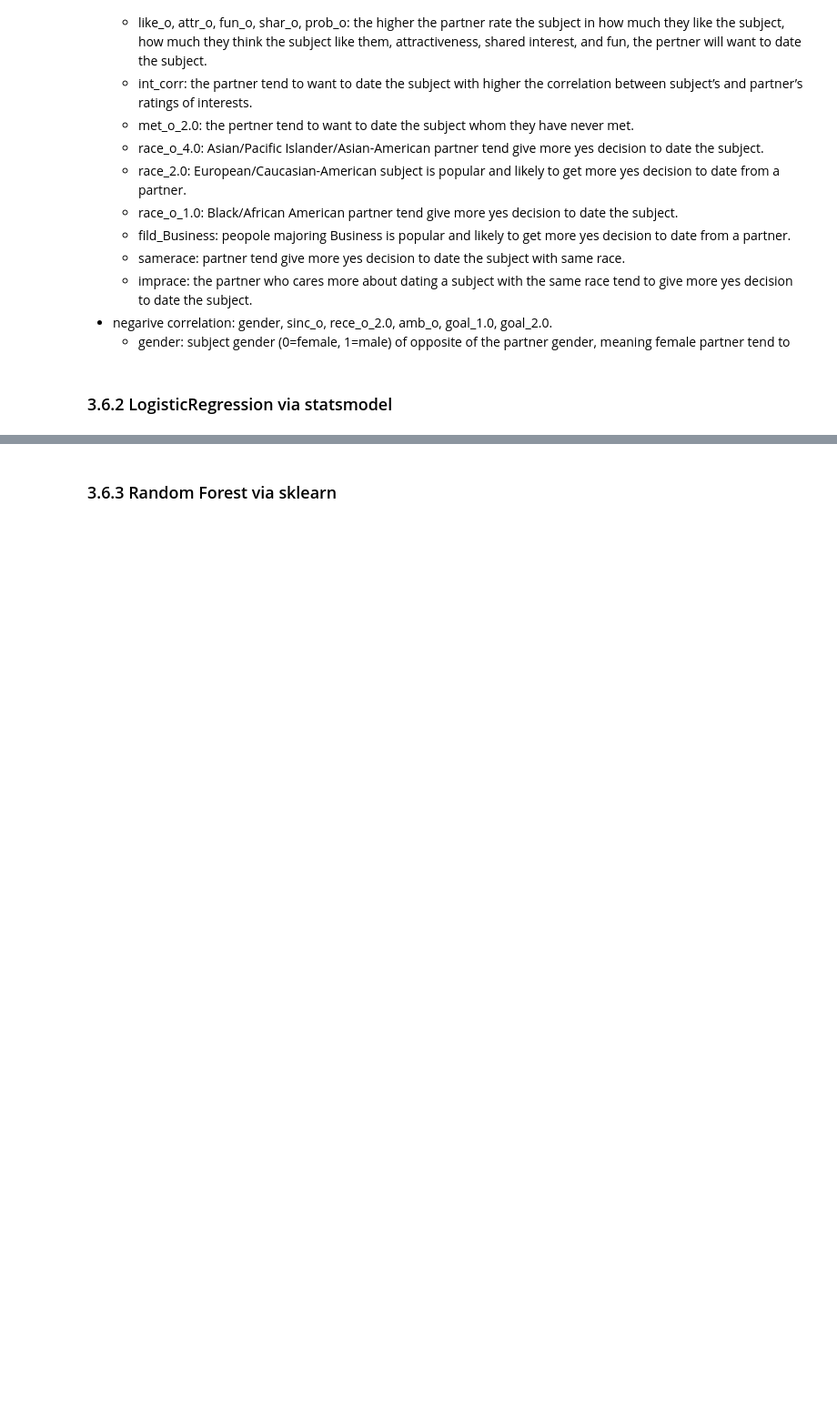
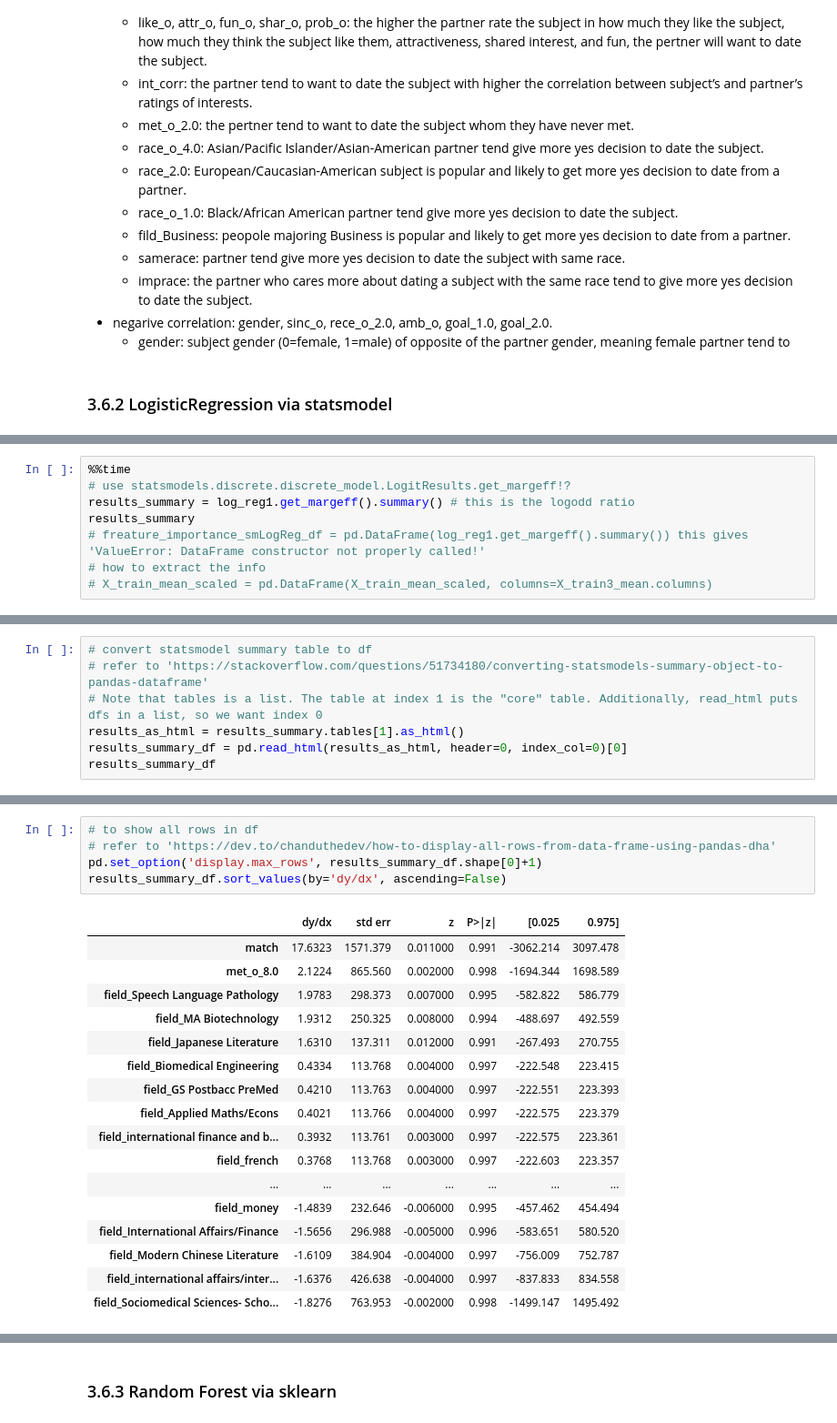
Before and after one commit to masae-kobayashi-wen/Capstone-Project, a Jupyter notebook: work_in_progress/Speed dating_3-4_preprocessing & Modeling_F&M_mk_draft.ipynb, the cells around one changed output, grey strips where cells are left out. Shown at 91% size. Saved outputs shown, nothing was run; the diff lists cells and outputs as text; blank space fills up the shorter version.

```diff
--- a/work_in_progress/Speed dating_3-4_preprocessing & Modeling_F&M_mk_draft.ipynb
+++ b/work_in_progress/Speed dating_3-4_preprocessing & Modeling_F&M_mk_draft.ipynb
@@ -1766,0 +1818,8 @@ sklearn logistic regression model (both genders):
+# %%
+%%time
+# use statsmodels.discrete.discrete_model.LogitResults.get_margeff!?
+results_summary = log_reg1.get_margeff().summary() # this is the logodd ratio
+results_summary
+# freature_importance_smLogReg_df = pd.DataFrame(log_reg1.get_margeff().summary()) this gives 'ValueError: DataFrame constructor not properly called!'
+# how to extract the info
+# X_train_mean_scaled = pd.DataFrame(X_train_mean_scaled, columns=X_train3_mean.columns)
@@ -1766,0 +1848,7 @@ sklearn logistic regression model (both genders):
+# %%
+# convert statsmodel summary table to df
+# refer to 'https://stackoverflow.com/questions/51734180/converting-statsmodels-summary-object-to-pandas-dataframe'
+# Note that tables is a list. The table at index 1 is the "core" table. Additionally, read_html puts dfs in a list, so we want index 0
+results_as_html = results_summary.tables[1].as_html()
+results_summary_df = pd.read_html(results_as_html, header=0, index_col=0)[0]
+results_summary_df
@@ -1766,0 +1887,23 @@ sklearn logistic regression model (both genders):
+# %%
+# to show all rows in df
+# refer to 'https://dev.to/chanduthedev/how-to-display-all-rows-from-data-frame-using-pandas-dha'
+pd.set_option('display.max_rows', results_summary_df.shape[0]+1)
+results_summary_df.sort_values(by='dy/dx', ascending=False)
+# %% [output]
+|  | dy/dx | std err | z | P>|z| | [0.025 | 0.975] |
+| match | 17.6323 | 1571.379 | 0.011000 | 0.991 | -3062.214 | 3097.478 |
+| met_o_8.0 | 2.1224 | 865.560 | 0.002000 | 0.998 | -1694.344 | 1698.589 |
+| field_Speech Language Pathology | 1.9783 | 298.373 | 0.007000 | 0.995 | -582.822 | 586.779 |
+| field_MA Biotechnology | 1.9312 | 250.325 | 0.008000 | 0.994 | -488.697 | 492.559 |
+| field_Japanese Literature | 1.6310 | 137.311 | 0.012000 | 0.991 | -267.493 | 270.755 |
+| field_Biomedical Engineering | 0.4334 | 113.768 | 0.004000 | 0.997 | -222.548 | 223.415 |
+| field_GS Postbacc PreMed | 0.4210 | 113.763 | 0.004000 | 0.997 | -222.551 | 223.393 |
+| field_Applied Maths/Econs | 0.4021 | 113.766 | 0.004000 | 0.997 | -222.575 | 223.379 |
+| field_international finance and b... | 0.3932 | 113.761 | 0.003000 | 0.997 | -222.575 | 223.361 |
+| field_french | 0.3768 | 113.768 | 0.003000 | 0.997 | -222.603 | 223.357 |
+| ... | ... | ... | ... | ... | ... | ... |
+| field_money | -1.4839 | 232.646 | -0.006000 | 0.995 | -457.462 | 454.494 |
+| field_International Affairs/Finance | -1.5656 | 296.988 | -0.005000 | 0.996 | -583.651 | 580.520 |
+| field_Modern Chinese Literature | -1.6109 | 384.904 | -0.004000 | 0.997 | -756.009 | 752.787 |
+| field_international affairs/inter... | -1.6376 | 426.638 | -0.004000 | 0.997 | -837.833 | 834.558 |
+| field_Sociomedical Sciences- Scho... | -1.8276 | 763.953 | -0.002000 | 0.998 | -1499.147 | 1495.492 |
```
Also changed, not shown: parts of 61 cells of this notebook.
